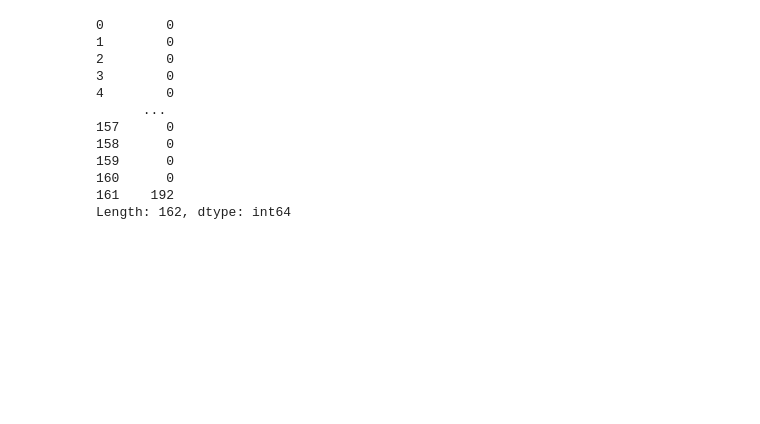
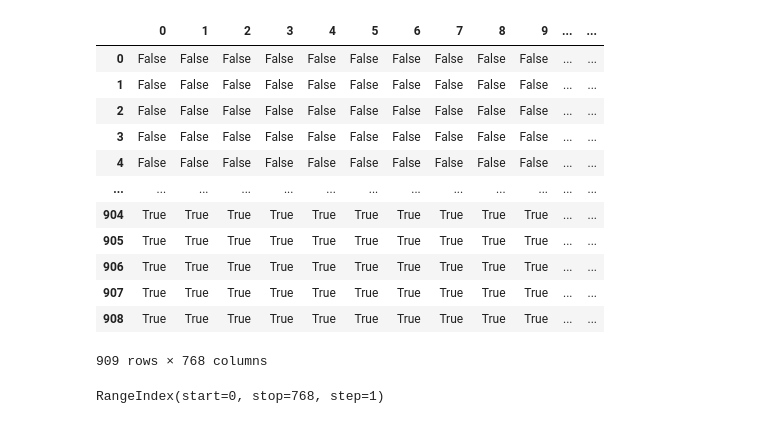
Before and after one commit to Srokusek/ABW-project, a Jupyter notebook: models/full_ermera.ipynb, the cells around one changed output. Saved outputs shown, nothing was run; the diff lists cells and outputs as text; code cells hidden in the pictures; blank space fills up the shorter version.

```diff
--- a/models/full_ermera.ipynb
+++ b/models/full_ermera.ipynb
@@ -56,18 +20,18 @@ facilities
 # %%
 distances = pd.DataFrame(
-    index=facilities.index,
-    columns=populations.index,
+    columns=facilities.index.astype(int),
+    index=populations_covered.index.astype(int),
     data=np.nan
 )
 # %%
-for i, population in populations.iterrows():
+for i, population in populations_covered.iterrows():
     for j, facility in facilities.iterrows():
-        matching_row = data[
-            (data["Pop_Lat"] == population["Pop_Lat"]) &
-            (data["Pop_Lon"] == population["Pop_Lon"]) &
-            (data["Grid_Lat"] == facility["Grid_Lat"]) &
-            (data["Grid_Lon"] == facility["Grid_Lon"])
+        matching_row = data_potential[
+            (data_potential["Pop_Lat"] == population["Pop_Lat"]) &
+            (data_potential["Pop_Lon"] == population["Pop_Lon"]) &
+            (data_potential["Grid_Lat"] == facility["Grid_Lat"]) &
+            (data_potential["Grid_Lon"] == facility["Grid_Lon"])
         ]
 
         if not matching_row.empty:
-            distances.at[j,i] = matching_row.iloc[0]["Distance_KM"]
+            distances.at[i,j] = matching_row.iloc[0]["Distance_KM"]
@@ -74,15 +86,16 @@ for i, population in populations.iterrows():
 # %%
-distances.isna().sum()
+distances.isna()
 # %% [output]
+|  | 0 | 1 | 2 | 3 | 4 | 5 | 6 | 7 | 8 | 9 | ... | ... |
+| 0 | False | False | False | False | False | False | False | False | False | False | ... | ... |
+| 1 | False | False | False | False | False | False | False | False | False | False | ... | ... |
+| 2 | False | False | False | False | False | False | False | False | False | False | ... | ... |
+| 3 | False | False | False | False | False | False | False | False | False | False | ... | ... |
+| 4 | False | False | False | False | False | False | False | False | False | False | ... | ... |
+| ... | ... | ... | ... | ... | ... | ... | ... | ... | ... | ... | ... | ... |
+| 904 | True | True | True | True | True | True | True | True | True | True | ... | ... |
+| 905 | True | True | True | True | True | True | True | True | True | True | ... | ... |
+| 906 | True | True | True | True | True | True | True | True | True | True | ... | ... |
+| 907 | True | True | True | True | True | True | True | True | True | True | ... | ... |
+| 908 | True | True | True | True | True | True | True | True | True | True | ... | ... |
-0        0
-1        0
-2        0
-3        0
-4        0
-      ...
-157      0
-158      0
-159      0
-160      0
-161    192
-Length: 162, dtype: int64
+909 rows × 768 columns
@@ -88,0 +108,4 @@ Length: 162, dtype: int64
+# %%
+facilities.index
+# %% [output]
+RangeIndex(start=0, stop=768, step=1)
```
Also changed, not shown: parts of 15 cells of this notebook, 3 other files.
